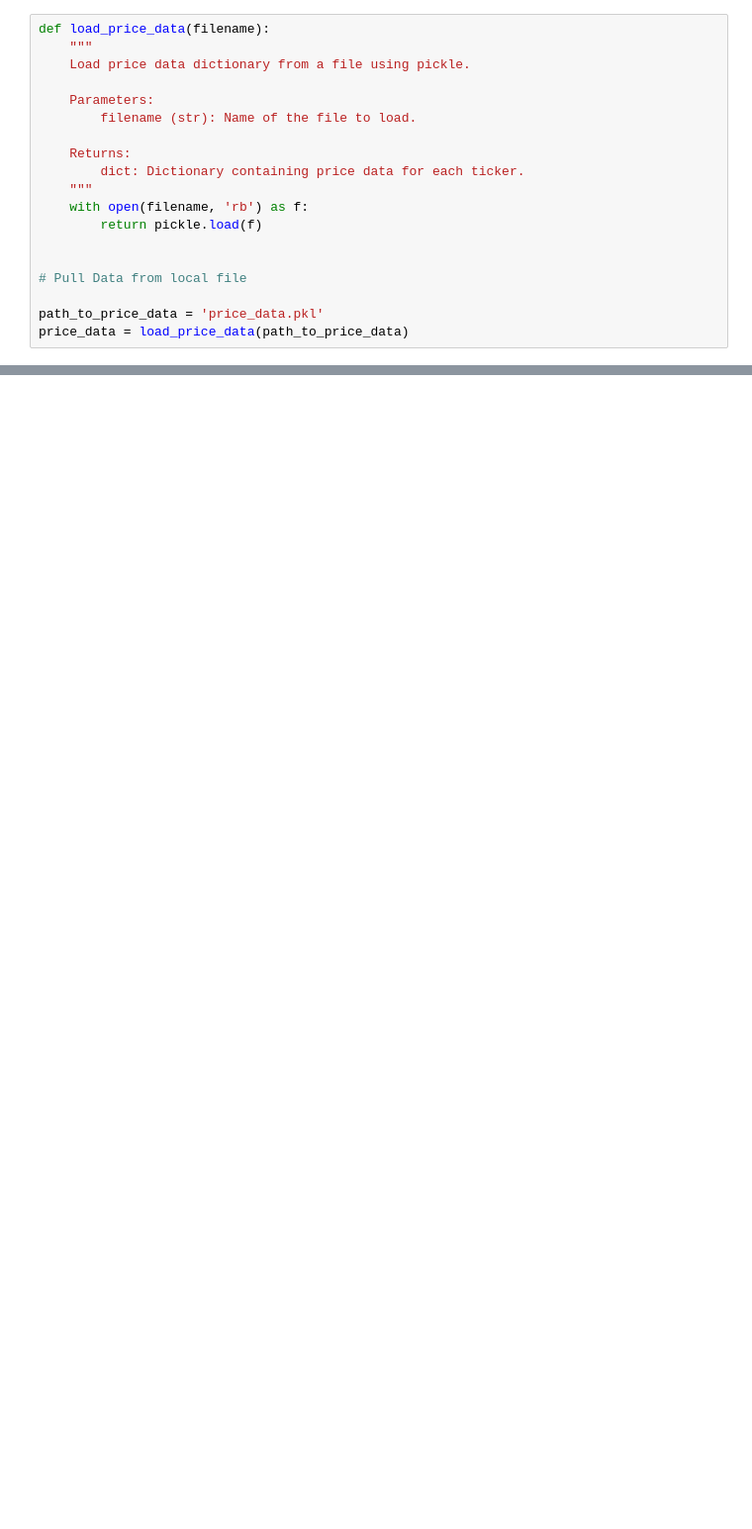
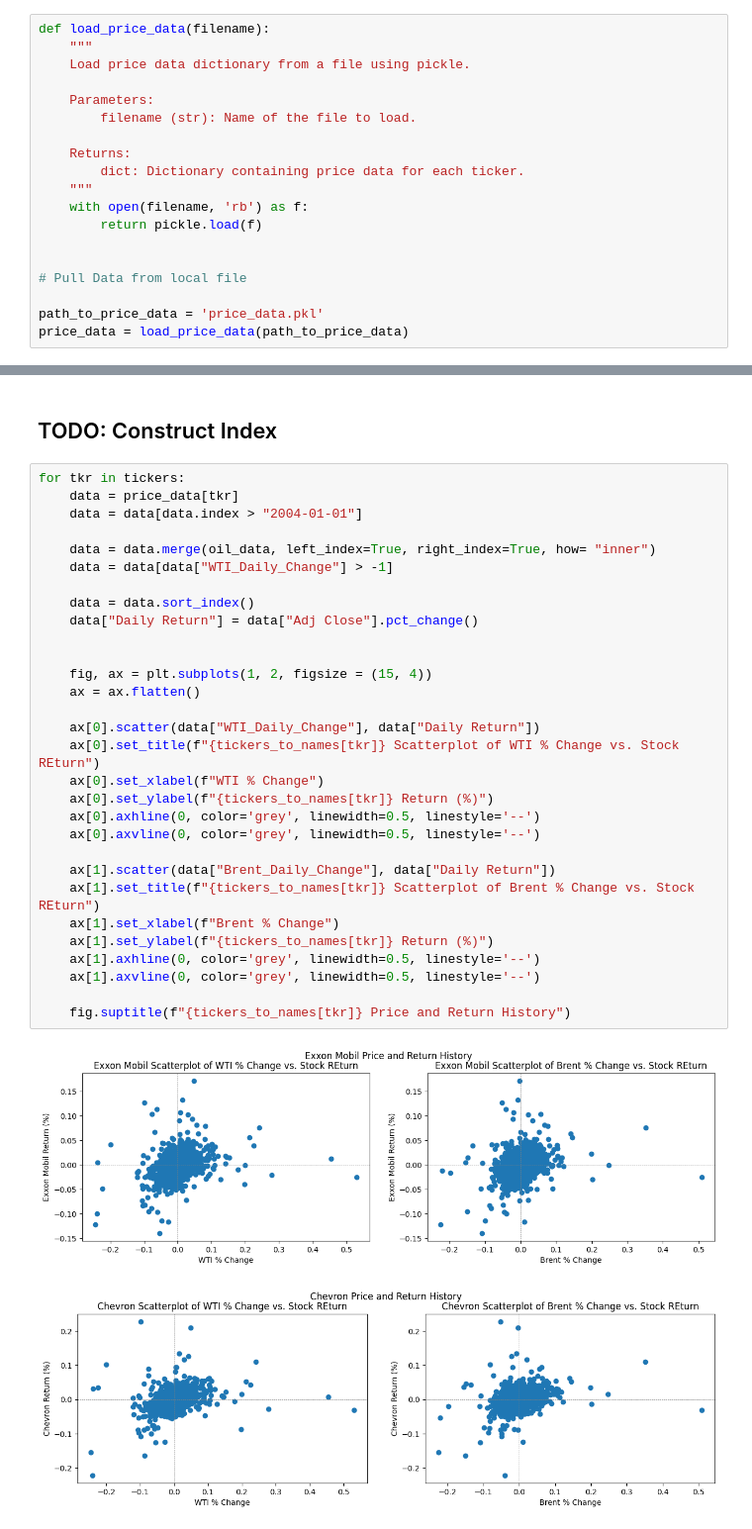
Before and after one commit to tmoolji/IMLFinalProj, a Jupyter notebook: final_proj.ipynb, the cells around one changed output, grey strips where cells are left out. Shown at 99% size. Drawn from its saved outputs; the diff is of its cells as text; blank space fills up the shorter version.

```diff
--- a/final_proj.ipynb
+++ b/final_proj.ipynb
@@ -165,0 +207,35 @@ price_data = load_price_data(path_to_price_data)
+# %% [markdown]
+## TODO: Construct Index
+# %%
+for tkr in tickers:
+    data = price_data[tkr]
+    data = data[data.index > "2004-01-01"]
+
+    data = data.merge(oil_data, left_index=True, right_index=True, how= "inner")
+    data = data[data["WTI_Daily_Change"] > -1]
+
+    data = data.sort_index()
+    data["Daily Return"] = data["Adj Close"].pct_change()
+
+
+    fig, ax = plt.subplots(1, 2, figsize = (15, 4))
+    ax = ax.flatten()
+
+    ax[0].scatter(data["WTI_Daily_Change"], data["Daily Return"])
+    ax[0].set_title(f"{tickers_to_names[tkr]} Scatterplot of WTI % Change vs. Stock REturn")
+    ax[0].set_xlabel(f"WTI % Change")
+    ax[0].set_ylabel(f"{tickers_to_names[tkr]} Return (%)")
+    ax[0].axhline(0, color='grey', linewidth=0.5, linestyle='--')
+    ax[0].axvline(0, color='grey', linewidth=0.5, linestyle='--')
+
+    ax[1].scatter(data["Brent_Daily_Change"], data["Daily Return"])
+    ax[1].set_title(f"{tickers_to_names[tkr]} Scatterplot of Brent % Change vs. Stock REturn")
+    ax[1].set_xlabel(f"Brent % Change")
+    ax[1].set_ylabel(f"{tickers_to_names[tkr]} Return (%)")
+    ax[1].axhline(0, color='grey', linewidth=0.5, linestyle='--')
+    ax[1].axvline(0, color='grey', linewidth=0.5, linestyle='--')
+
+    fig.suptitle(f"{tickers_to_names[tkr]} Price and Return History")
+# %% [output]
+[figure, added]
+[figure, added]
```
Also changed, not shown: parts of 10 cells of this notebook.
